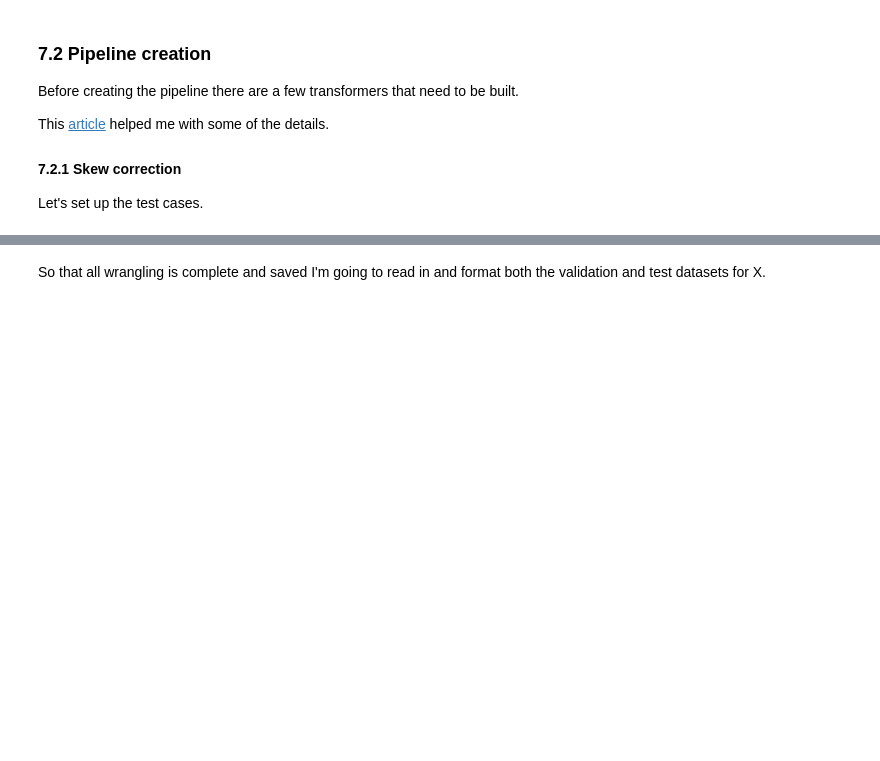
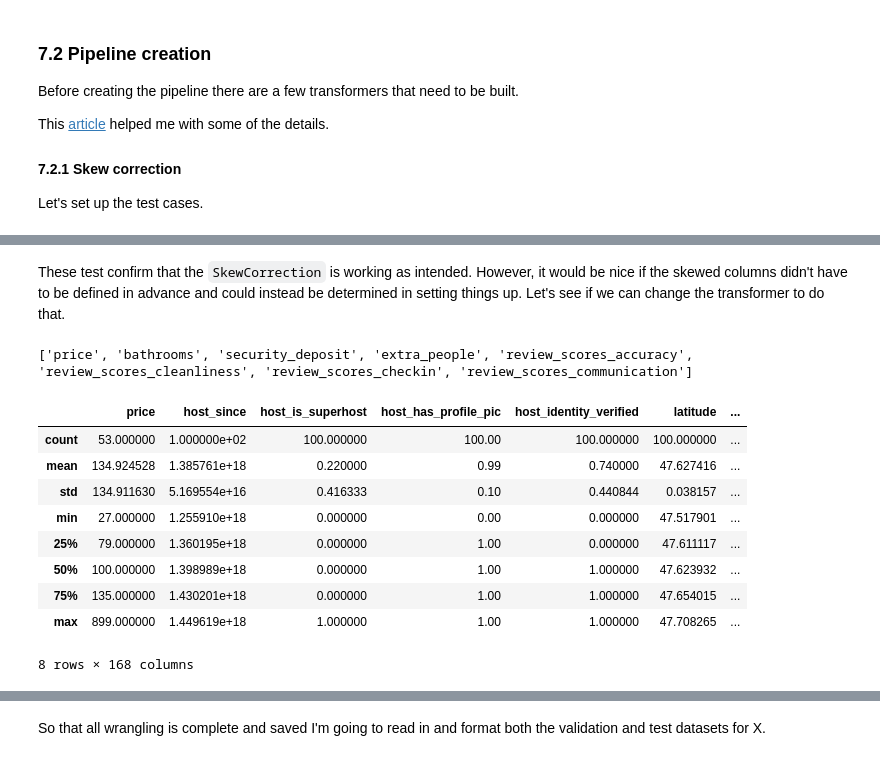
Before and after one commit to rebeccaebarnes/DSND-Project-4, a Jupyter notebook: seattle_airbnb_exploration.ipynb, the cells around one changed output, grey strips where cells are left out. Drawn from its saved outputs; the diff is of its cells as text; code cells hidden in the pictures; blank space fills up the shorter version.

Commit message:
refactor: Determine skewed columns with SkewCorrection

```diff
--- a/seattle_airbnb_exploration.ipynb
+++ b/seattle_airbnb_exploration.ipynb
@@ -1988,0 +1912,48 @@ unittest.TextTestRunner().run(tests_loaded);
+# %% [markdown]
+These test confirm that the `SkewCorrection` is working as intended. However, it would be nice if the skewed columns didn't have to be defined in advance and could instead be determined in setting things up. Let's see if we can change the transformer to do that.
+# %%
+class SkewCorrection(BaseEstimator, TransformerMixin):
+
+    def __init__(self, copy=True):
+        self._skewed_cols = None
+        self.copy = copy
+
+    def determine_skewed(self, x):
+        # Select non-binary columns
+        non_binary_cols = [col for col in x.columns if x[col].nunique() > 2]
+        # Select for skew absolute greater than 2
+        is_skewed = np.abs(x[non_binary_cols].skew()) > 2
+        skewed_cols = is_skewed[is_skewed].index.tolist()
+        return skewed_cols
+
+    def fit(self, x, y=None):
+        self._skewed_cols = self.determine_skewed(x)
+        return self
+
+    def transform(self, x):
+        if self.copy:
+            x = x.copy()
+        for col in self._skewed_cols:
+            x[col] = x[col].apply(lambda x: np.log(x + 0.001))
+        return x
+# %%
+test_alt = X_train_missing.sample(100).copy()
+
+skewcorrect = SkewCorrection()
+skewcorrect.fit(test_alt)
+print(skewcorrect._skewed_cols)
+# %% [output]
+['price', 'bathrooms', 'security_deposit', 'extra_people', 'review_scores_accuracy', 'review_scores_cleanliness', 'review_scores_checkin', 'review_scores_communication']
+# %%
+test_alt.describe()
+# %% [output]
+|  | price | host_since | host_is_superhost | host_has_profile_pic | host_identity_verified | latitude | ... |
+| count | 53.000000 | 1.000000e+02 | 100.000000 | 100.00 | 100.000000 | 100.000000 | ... |
+| mean | 134.924528 | 1.385761e+18 | 0.220000 | 0.99 | 0.740000 | 47.627416 | ... |
+| std | 134.911630 | 5.169554e+16 | 0.416333 | 0.10 | 0.440844 | 0.038157 | ... |
+| min | 27.000000 | 1.255910e+18 | 0.000000 | 0.00 | 0.000000 | 47.517901 | ... |
+| 25% | 79.000000 | 1.360195e+18 | 0.000000 | 1.00 | 0.000000 | 47.611117 | ... |
+| 50% | 100.000000 | 1.398989e+18 | 0.000000 | 1.00 | 1.000000 | 47.623932 | ... |
+| 75% | 135.000000 | 1.430201e+18 | 0.000000 | 1.00 | 1.000000 | 47.654015 | ... |
+| max | 899.000000 | 1.449619e+18 | 1.000000 | 1.00 | 1.000000 | 47.708265 | ... |
+8 rows × 168 columns
```
Also changed, not shown: parts of 7 cells of this notebook.
